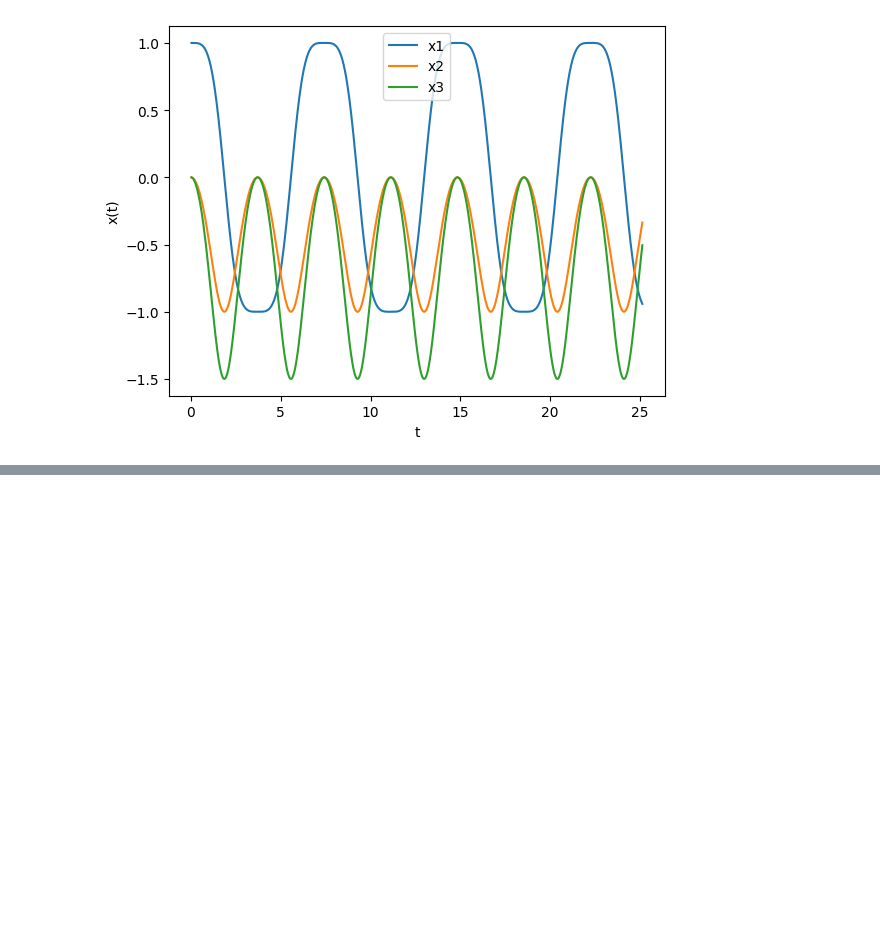
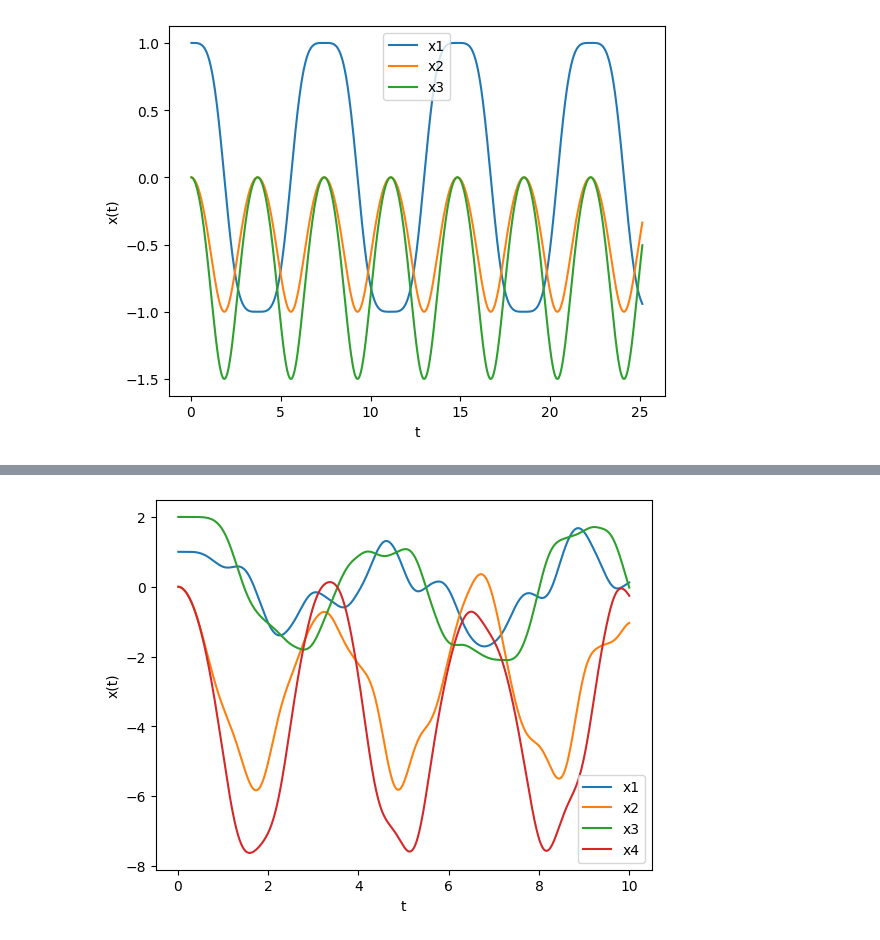
Before and after one commit to dominiktuwien/ASC-ODE_physics_group, a Jupyter notebook: demos/ODE_plot.ipynb, the cells around one changed output, grey strips where cells are left out. Saved outputs shown, nothing was run; the diff lists cells and outputs as text; code cells hidden in the pictures; blank space fills up the shorter version.

Commit message:
mass spring fix

```diff
--- a/demos/ODE_plot.ipynb
+++ b/demos/ODE_plot.ipynb
@@ -83,0 +85,16 @@ plt.show()
+# %%
+# plot Masspring (Newmark Method)
+# TODO: (Maybe) Delete this block after mass_spring.ipynb is working
+
+data = np.loadtxt('MassSpring_Newmark.txt', delimiter=',')
+
+plt.plot(data[:,0],data[:,1],label='x1')
+plt.plot(data[:,0],data[:,2],label='x2')
+plt.plot(data[:,0],data[:,3],label='x3')
+plt.plot(data[:,0],data[:,4],label='x4')
+plt.xlabel('t')
+plt.ylabel('x(t)')
+plt.legend()
+plt.show()
+# %% [output]
+[figure, added]
```
Also changed, not shown: parts of 1 cell of this notebook, 4 other files.
